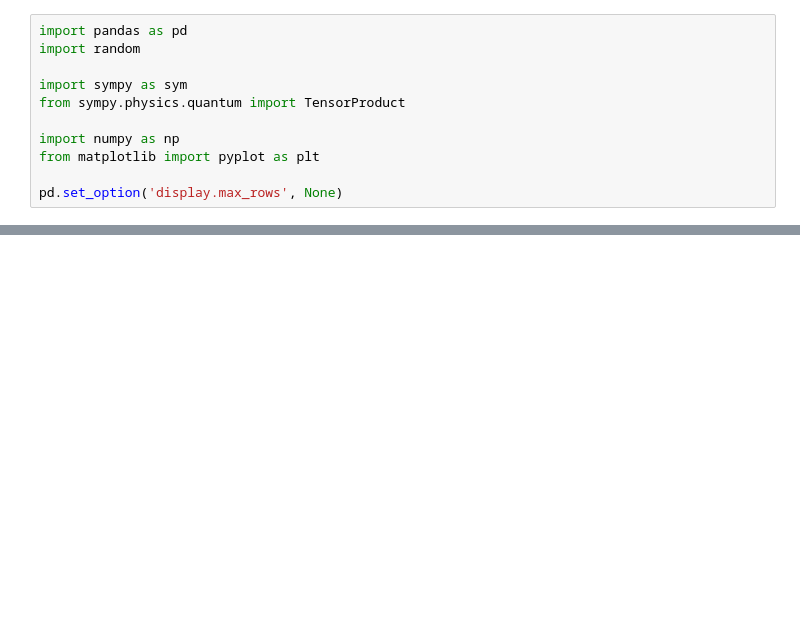
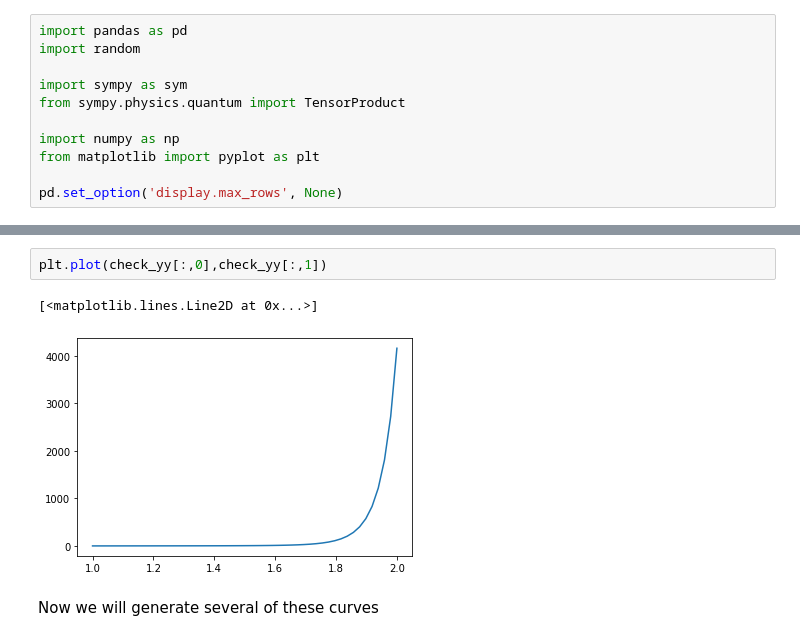
Before and after one commit to luis-rodrigues-8/Constitutive_Models, a Jupyter notebook: generate_HGO.ipynb, the cells around one changed output, grey strips where cells are left out. Cells and saved outputs as stored; diff of their text form; blank space fills up the shorter version.

```diff
--- a/generate_HGO.ipynb
+++ b/generate_HGO.ipynb
@@ -266,0 +382,7 @@ plt.plot(check[:,0],check[:,1])
+# %%
+plt.plot(check_yy[:,0],check_yy[:,1])
+# %% [output]
+[<matplotlib.lines.Line2D at 0x...>]
+[figure, added]
+# %% [markdown]
+Now we will generate several of these curves
```
Also changed, not shown: parts of 25 cells of this notebook.
